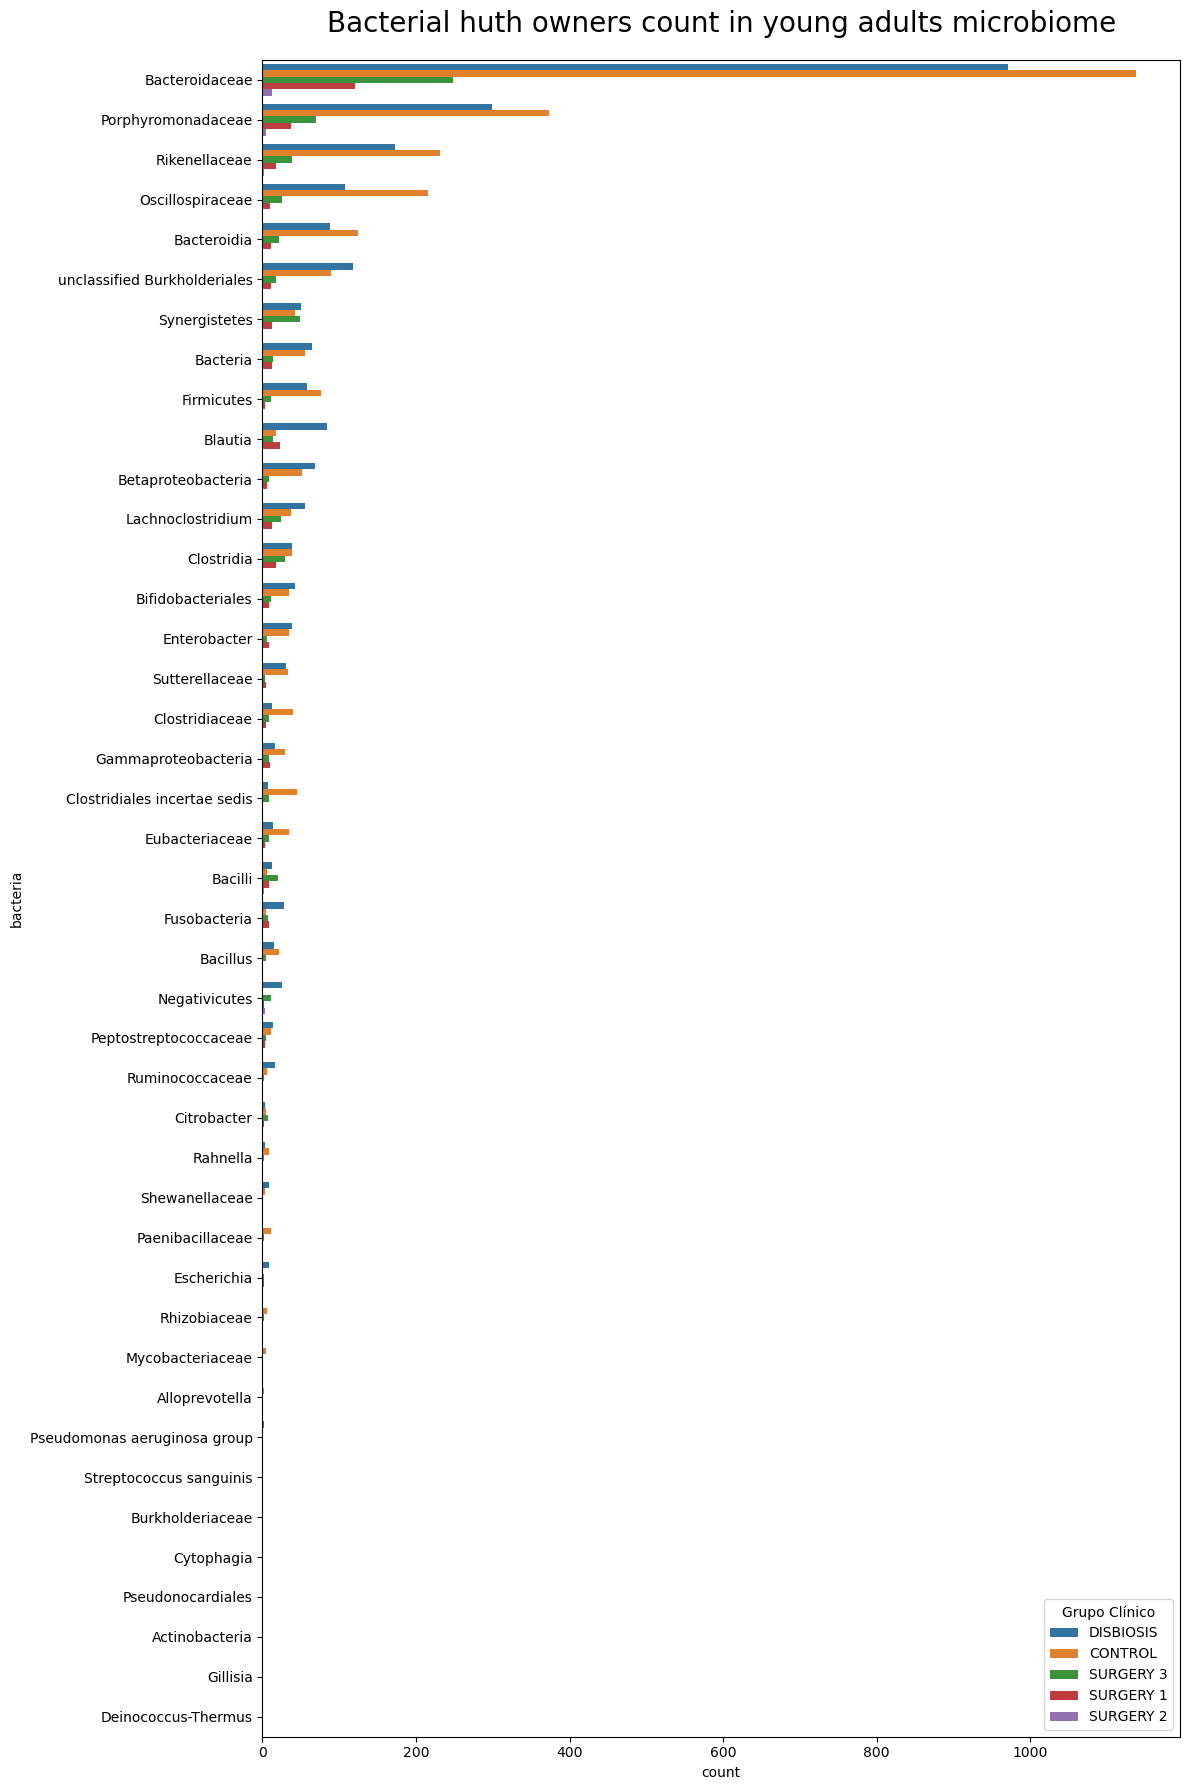
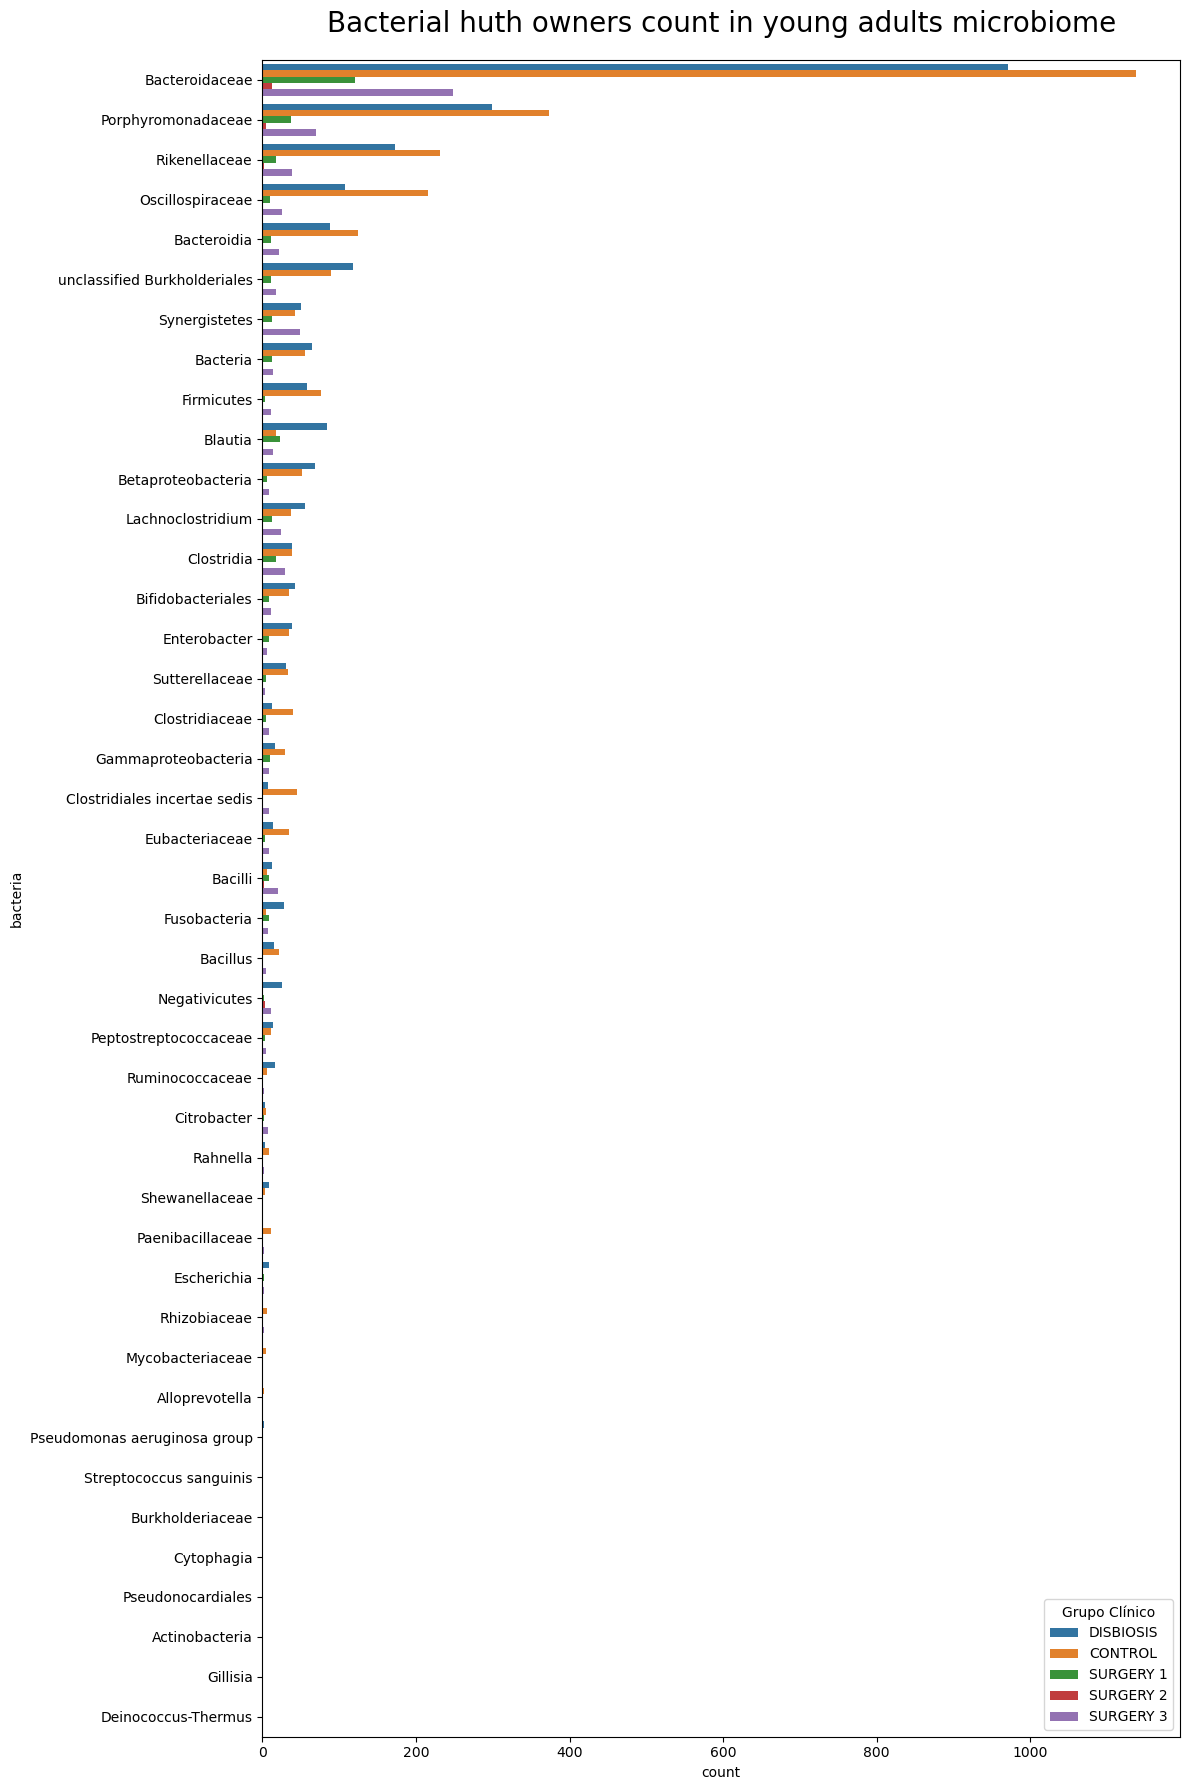
The change to this notebook cell's code, shown as a diff; its figure went from the first image to the second:
--- before
+++ after
@@ -1,4 +1,6 @@
 fig,axs = plt.subplots(1,1,figsize=(12,18)) 
-sns.countplot(data=df,y='bacteria',hue='group',ax=axs,order=order)
+order = df['bacteria'].value_counts().index
+hue_order = ['DISBIOSIS','CONTROL','SURGERY 1','SURGERY 2','SURGERY 3']
+sns.countplot(data=df,y='bacteria',hue='group',ax=axs,hue_order=hue_order,order=order)
 axs.set_title('Bacterial huth owners count in young adults microbiome',fontsize=20,fontweight=10,pad=20)
 axs.legend(loc='lower right', title='Grupo Clínico')

Commit: Ajustando y borrando notebooks